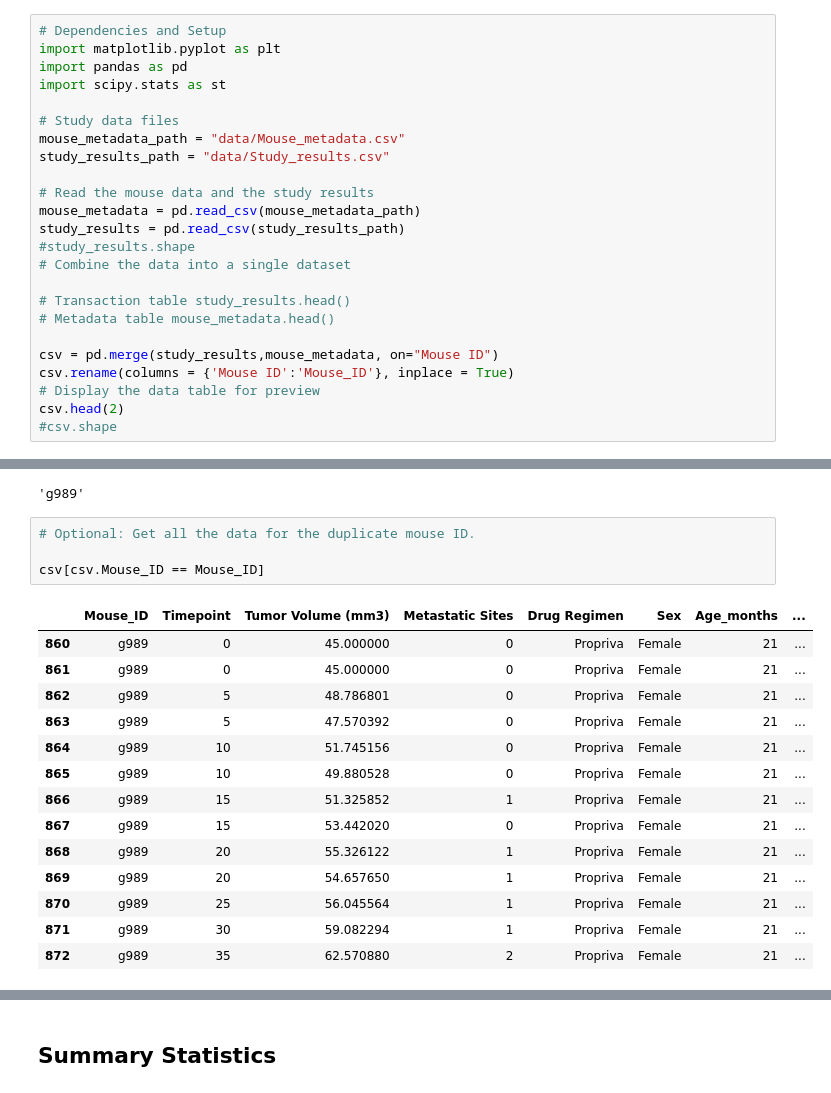
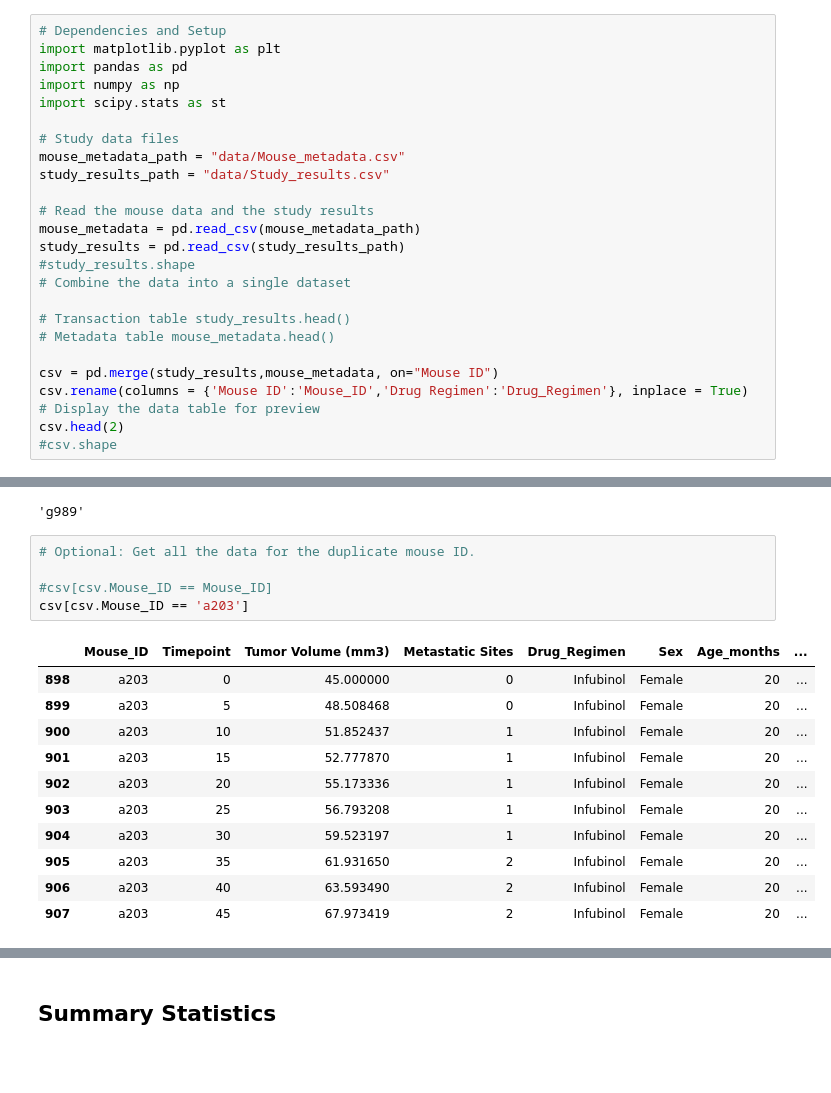
Before and after one commit to dillon-wright/matplotlib-challenge, a Jupyter notebook: Pymaceuticals/pymaceuticals_starter.ipynb, the cells around one changed output, grey strips where cells are left out. Cells and saved outputs as stored; diff of their text form; blank space fills up the shorter version.

```diff
--- a/Pymaceuticals/pymaceuticals_starter.ipynb
+++ b/Pymaceuticals/pymaceuticals_starter.ipynb
@@ -4,6 +4,7 @@
 # Dependencies and Setup
 import matplotlib.pyplot as plt
 import pandas as pd
+import numpy as np
 import scipy.stats as st
 
 # Study data files
@@ -20,7 +21,7 @@ study_results = pd.read_csv(study_results_path)
 # Metadata table mouse_metadata.head()
 
 csv = pd.merge(study_results,mouse_metadata, on="Mouse ID")
-csv.rename(columns = {'Mouse ID':'Mouse_ID'}, inplace = True)
+csv.rename(columns = {'Mouse ID':'Mouse_ID','Drug Regimen':'Drug_Regimen'}, inplace = True)
 # Display the data table for preview
 csv.head(2)
 #csv.shape
@@ -46,22 +47,20 @@ Mouse_ID
 # %%
 # Optional: Get all the data for the duplicate mouse ID.
 
-csv[csv.Mouse_ID == Mouse_ID]
+#csv[csv.Mouse_ID == Mouse_ID]
+csv[csv.Mouse_ID == 'a203']
 # %% [output]
-|  | Mouse_ID | Timepoint | Tumor Volume (mm3) | Metastatic Sites | Drug Regimen | Sex | Age_months | ... |
-| 860 | g989 | 0 | 45.000000 | 0 | Propriva | Female | 21 | ... |
-| 861 | g989 | 0 | 45.000000 | 0 | Propriva | Female | 21 | ... |
-| 862 | g989 | 5 | 48.786801 | 0 | Propriva | Female | 21 | ... |
-| 863 | g989 | 5 | 47.570392 | 0 | Propriva | Female | 21 | ... |
-| 864 | g989 | 10 | 51.745156 | 0 | Propriva | Female | 21 | ... |
-| 865 | g989 | 10 | 49.880528 | 0 | Propriva | Female | 21 | ... |
-| 866 | g989 | 15 | 51.325852 | 1 | Propriva | Female | 21 | ... |
-| 867 | g989 | 15 | 53.442020 | 0 | Propriva | Female | 21 | ... |
-| 868 | g989 | 20 | 55.326122 | 1 | Propriva | Female | 21 | ... |
-| 869 | g989 | 20 | 54.657650 | 1 | Propriva | Female | 21 | ... |
-| 870 | g989 | 25 | 56.045564 | 1 | Propriva | Female | 21 | ... |
-| 871 | g989 | 30 | 59.082294 | 1 | Propriva | Female | 21 | ... |
-| 872 | g989 | 35 | 62.570880 | 2 | Propriva | Female | 21 | ... |
+|  | Mouse_ID | Timepoint | Tumor Volume (mm3) | Metastatic Sites | Drug_Regimen | Sex | Age_months | ... |
+| 898 | a203 | 0 | 45.000000 | 0 | Infubinol | Female | 20 | ... |
+| 899 | a203 | 5 | 48.508468 | 0 | Infubinol | Female | 20 | ... |
+| 900 | a203 | 10 | 51.852437 | 1 | Infubinol | Female | 20 | ... |
+| 901 | a203 | 15 | 52.777870 | 1 | Infubinol | Female | 20 | ... |
+| 902 | a203 | 20 | 55.173336 | 1 | Infubinol | Female | 20 | ... |
+| 903 | a203 | 25 | 56.793208 | 1 | Infubinol | Female | 20 | ... |
+| 904 | a203 | 30 | 59.523197 | 1 | Infubinol | Female | 20 | ... |
+| 905 | a203 | 35 | 61.931650 | 2 | Infubinol | Female | 20 | ... |
+| 906 | a203 | 40 | 63.593490 | 2 | Infubinol | Female | 20 | ... |
+| 907 | a203 | 45 | 67.973419 | 2 | Infubinol | Female | 20 | ... |
 # %%
 # Create a clean DataFrame by dropping the duplicate mouse by its ID.
 print(csv.shape)
```
Also changed, not shown: parts of 14 cells of this notebook.
